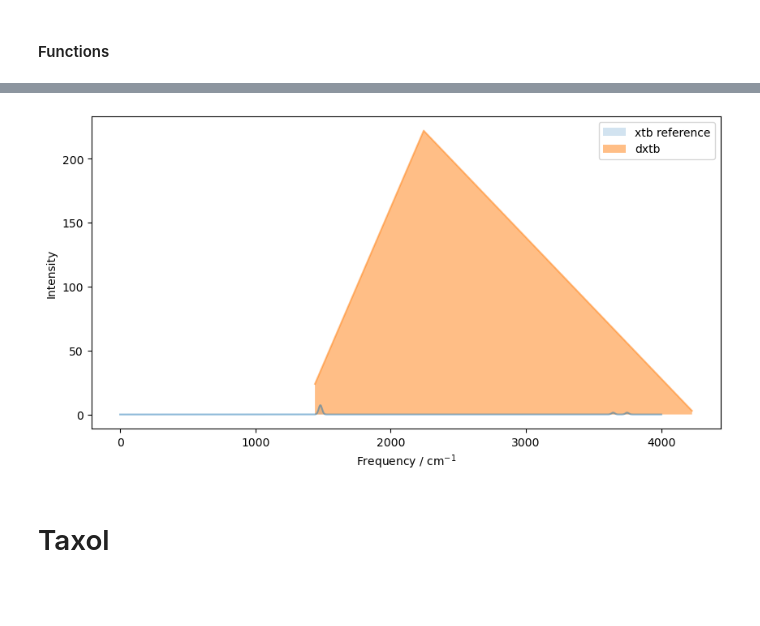
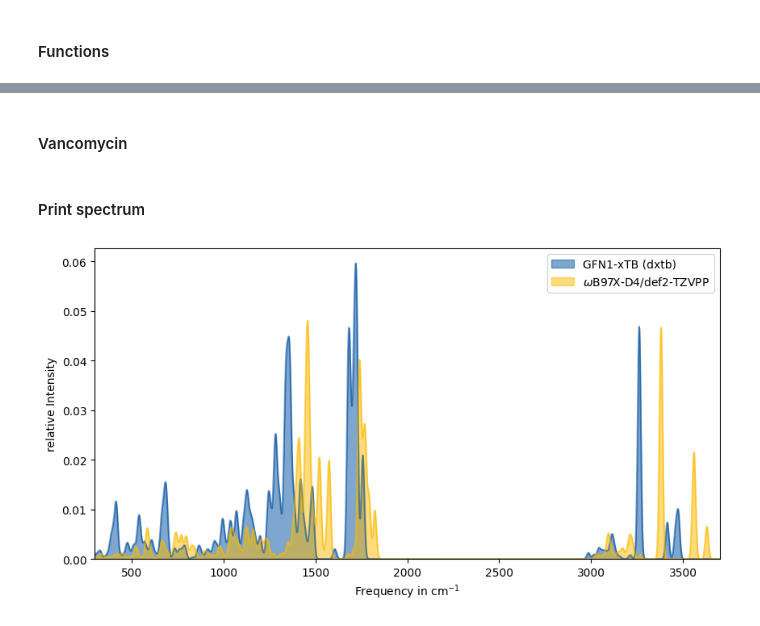
Before and after one commit to grimme-lab/dxtb, a Jupyter notebook: examples/ir.ipynb, the cells around one changed output, grey strips where cells are left out. Drawn from its saved outputs; the diff is of its cells as text; code cells hidden in the pictures; blank space fills up the shorter version.

```diff
--- a/examples/ir.ipynb
+++ b/examples/ir.ipynb
@@ -10,7 +11,6 @@ import dxtb
 # %% [markdown]
 #### Functions
 # %%
-# https://wiki.fysik.dtu.dk/ase/_modules/ase/vibrations/vibrations.html#Vibrations.fold
 def fold(
     frequencies,
     intensities,
@@ -27,6 +27,8 @@ def fold(
     The energy unit is cm^-1.
     normalize=True ensures the integral over the peaks to give the
     intensity.
+
+    Taken from https://wiki.fysik.dtu.dk/ase/_modules/ase/vibrations/vibrations.html#Vibrations.fold
     """
 
     lctype = type.lower()
@@ -113,0 +1145,2 @@ iter  energy                   energy change  P norm change   charge change
+# %% [markdown]
+#### Vancomycin
@@ -114,26 +2206,48 @@ iter  energy                   energy change  P norm change   charge change
+# %% [markdown]
+#### Print spectrum
 # %%
-ref_freq, ref_ints = fold(
-    REF_FREQ, REF_INTS, start=0.0, end=4000.0, width=30.0
+start = 300
+end = 3700
+width = 20.0
+normalize = True
+blue = "#004e9f"
+yellow = "#fcba00"
+
+fig, ax = plt.subplots(1, 1, figsize=(10, 5))
+
+# Plot xtb data.
+ints_taxol = ints_taxol / ints_taxol.max()
+ints_taxol_dft = ints_taxol_dft / ints_taxol_dft.max()
+
+freqs_taxol, ints_taxol = fold(
+    freqs_taxol, ints_taxol, start=start, end=end, width=width, normalize=normalize
+)
+ax.plot(freqs_taxol, ints_taxol, color=blue, alpha=0.5)
+ax.fill_between(freqs_taxol, ints_taxol, label="GFN1-xTB (dxtb)", color=blue, alpha=0.5)
+
+freqs_taxol_dft, ints_taxol_dft = fold(
+    freqs_taxol_dft,
+    ints_taxol_dft,
+    start=start,
+    end=end,
+    width=width,
+    normalize=normalize,
+)
+ax.plot(freqs_taxol_dft, ints_taxol_dft, color=yellow, alpha=0.5)
+ax.fill_between(
+    freqs_taxol_dft,
+    ints_taxol_dft,
+    color=yellow,
+    label=r"$\omega$B97X-D4/def2-TZVPP",
+    alpha=0.5,
 )
 
-dxtb_freq, dxtb_ints = fold(
-    freqs, ints, start=0.0, end=4000.0, width=30.0
-)
+ax.set_xlim(start, end)
+ax.set_ylim(0)
 
-fig, ax = plt.subplots(1, 1, figsize=(10, 5))
-# Plot experimental data.
-ax.plot(ref_freq, ref_ints, alpha=0.5)
-ax.fill_between(ref_freq, ref_ints, label="xtb reference", alpha=0.2)
-
-# Plot xtb data.
-ax.plot(freqs, ints, alpha=0.5)
-ax.fill_between(freqs, ints, label="dxtb", alpha=0.5)
-
-plt.xlabel("Frequency / cm$^{-1}$")
-plt.ylabel("Intensity")
+plt.xlabel("Frequency in cm$^{-1}$")
+plt.ylabel("relative Intensity")
 plt.legend(loc="upper right")
 plt.show()
 # %% [output]
-[figure, old version]
+[figure, new version]
-# %% [markdown]
-# Taxol
```
Also changed, not shown: parts of 16 cells of this notebook, 15 other files.
